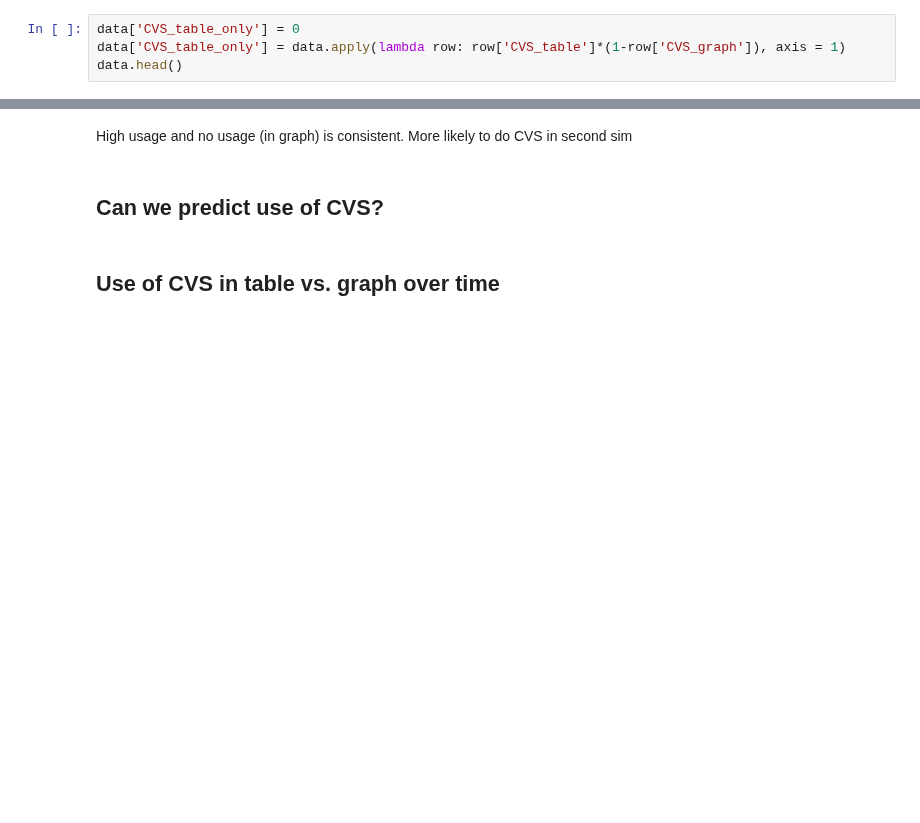
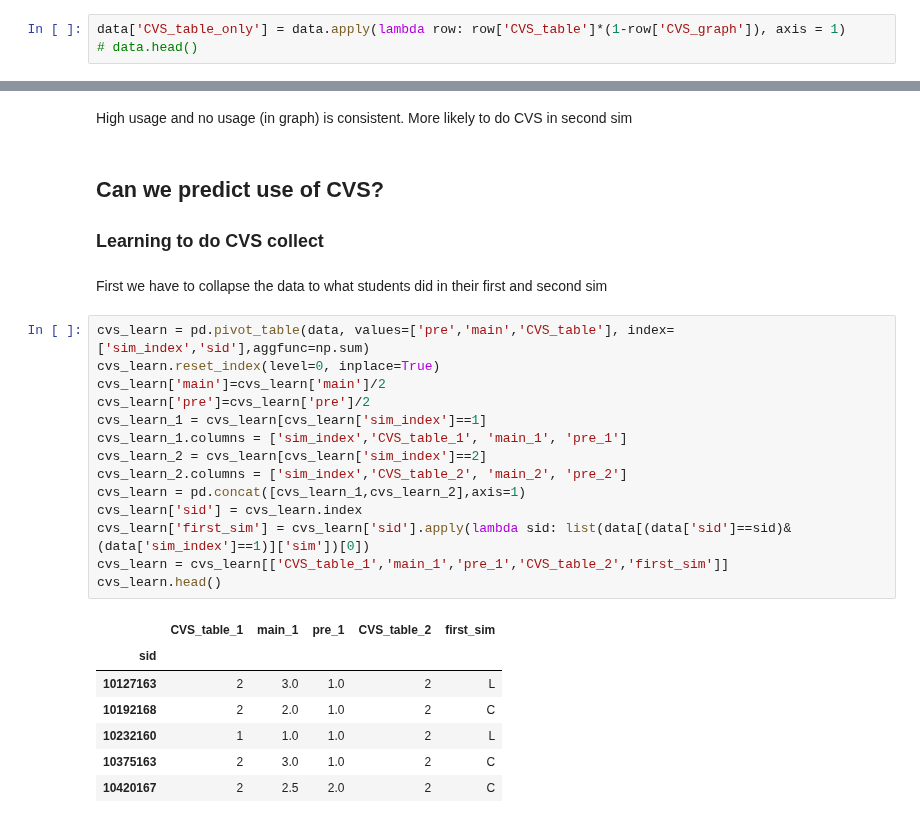
Before and after one commit to jmassall/inquiry_virtualLabs_study, a Jupyter notebook: analysis/storyline.ipynb, the cells around one changed output, grey strips where cells are left out. Saved outputs shown, nothing was run; the diff lists cells and outputs as text; blank space fills up the shorter version.

```diff
--- a/analysis/storyline.ipynb
+++ b/analysis/storyline.ipynb
@@ -355,4 +363,3 @@ Because CVS_table and CVS_graph are related, we need to create a CVS_table_only
 # %%
-data['CVS_table_only'] = 0
 data['CVS_table_only'] = data.apply(lambda row: row['CVS_table']*(1-row['CVS_graph']), axis = 1)
-data.head()
+# data.head()
@@ -454,5 +605,28 @@ ax.set_title('Map of student use of CVS in table for variables per simulation fo
 High usage and no usage (in graph) is consistent. More likely to do CVS in second sim
 # %% [markdown]
 ## Can we predict use of CVS?
+### Learning to do CVS collect
-# %% [markdown]
-## Use of CVS in table vs. graph over time
+# %% [markdown]
+First we have to collapse the data to what students did in their first and second sim
+# %%
+cvs_learn = pd.pivot_table(data, values=['pre','main','CVS_table'], index=['sim_index','sid'],aggfunc=np.sum)
+cvs_learn.reset_index(level=0, inplace=True)
+cvs_learn['main']=cvs_learn['main']/2
+cvs_learn['pre']=cvs_learn['pre']/2
+cvs_learn_1 = cvs_learn[cvs_learn['sim_index']==1]
+cvs_learn_1.columns = ['sim_index','CVS_table_1', 'main_1', 'pre_1']
+cvs_learn_2 = cvs_learn[cvs_learn['sim_index']==2]
+cvs_learn_2.columns = ['sim_index','CVS_table_2', 'main_2', 'pre_2']
+cvs_learn = pd.concat([cvs_learn_1,cvs_learn_2],axis=1)
+cvs_learn['sid'] = cvs_learn.index
+cvs_learn['first_sim'] = cvs_learn['sid'].apply(lambda sid: list(data[(data['sid']==sid)&(data['sim_index']==1)]['sim'])[0])
+cvs_learn = cvs_learn[['CVS_table_1','main_1','pre_1','CVS_table_2','first_sim']]
+cvs_learn.head()
+# %% [output]
+|  | CVS_table_1 | main_1 | pre_1 | CVS_table_2 | first_sim |
+| sid |  |  |  |  |  |
+| 10127163 | 2 | 3.0 | 1.0 | 2 | L |
+| 10192168 | 2 | 2.0 | 1.0 | 2 | C |
+| 10232160 | 1 | 1.0 | 1.0 | 2 | L |
+| 10375163 | 2 | 3.0 | 1.0 | 2 | C |
+| 10420167 | 2 | 2.5 | 2.0 | 2 | C |
```
Also changed, not shown: parts of 39 cells of this notebook, 1 other file.
